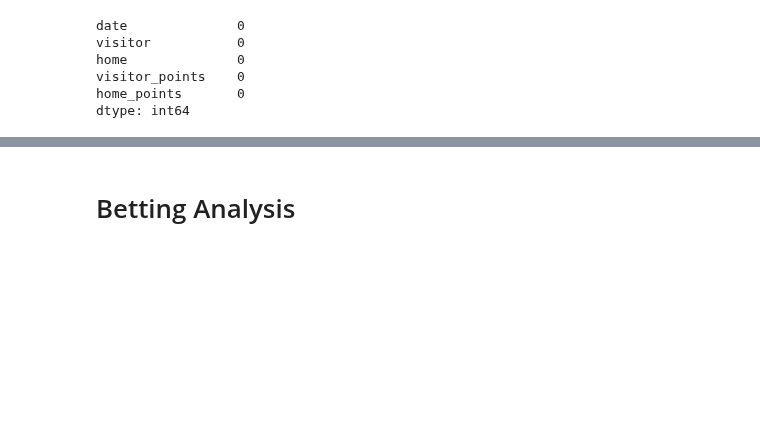
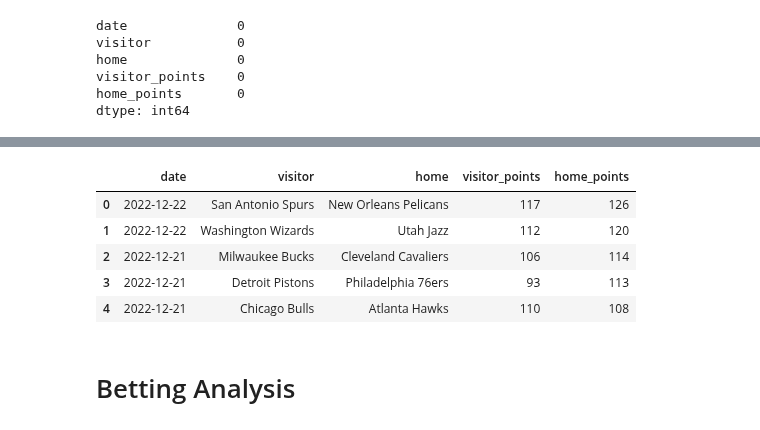
Before and after one commit to VincentGordon-Data-Analyst/nba-api, a Jupyter notebook: nba-analysis.ipynb, the cells around one changed output, grey strips where cells are left out. Cells and saved outputs as stored; diff of their text form; code cells hidden in the pictures; blank space fills up the shorter version.

```diff
--- a/nba-analysis.ipynb
+++ b/nba-analysis.ipynb
@@ -91,3 +120,20 @@ dtype: int64
+# %%
+# Rename columns to match df1 dataframe
+df2 = df2.rename(columns={'visitor_full_name': 'visitor',
+                    'home_full_name': 'home'})
+
+# Rearrange columns
+df2 = df2[['date', 'visitor', 'home', 'visitor_points', 'home_points']]
+
+# Display
+df2.head()
+# %% [output]
+|  | date | visitor | home | visitor_points | home_points |
+| 0 | 2022-12-22 | San Antonio Spurs | New Orleans Pelicans | 117 | 126 |
+| 1 | 2022-12-22 | Washington Wizards | Utah Jazz | 112 | 120 |
+| 2 | 2022-12-21 | Milwaukee Bucks | Cleveland Cavaliers | 106 | 114 |
+| 3 | 2022-12-21 | Detroit Pistons | Philadelphia 76ers | 93 | 113 |
+| 4 | 2022-12-21 | Chicago Bulls | Atlanta Hawks | 110 | 108 |
 # %% [markdown]
 # Betting Analysis
 # %%
```
Also changed, not shown: parts of 8 cells of this notebook.
